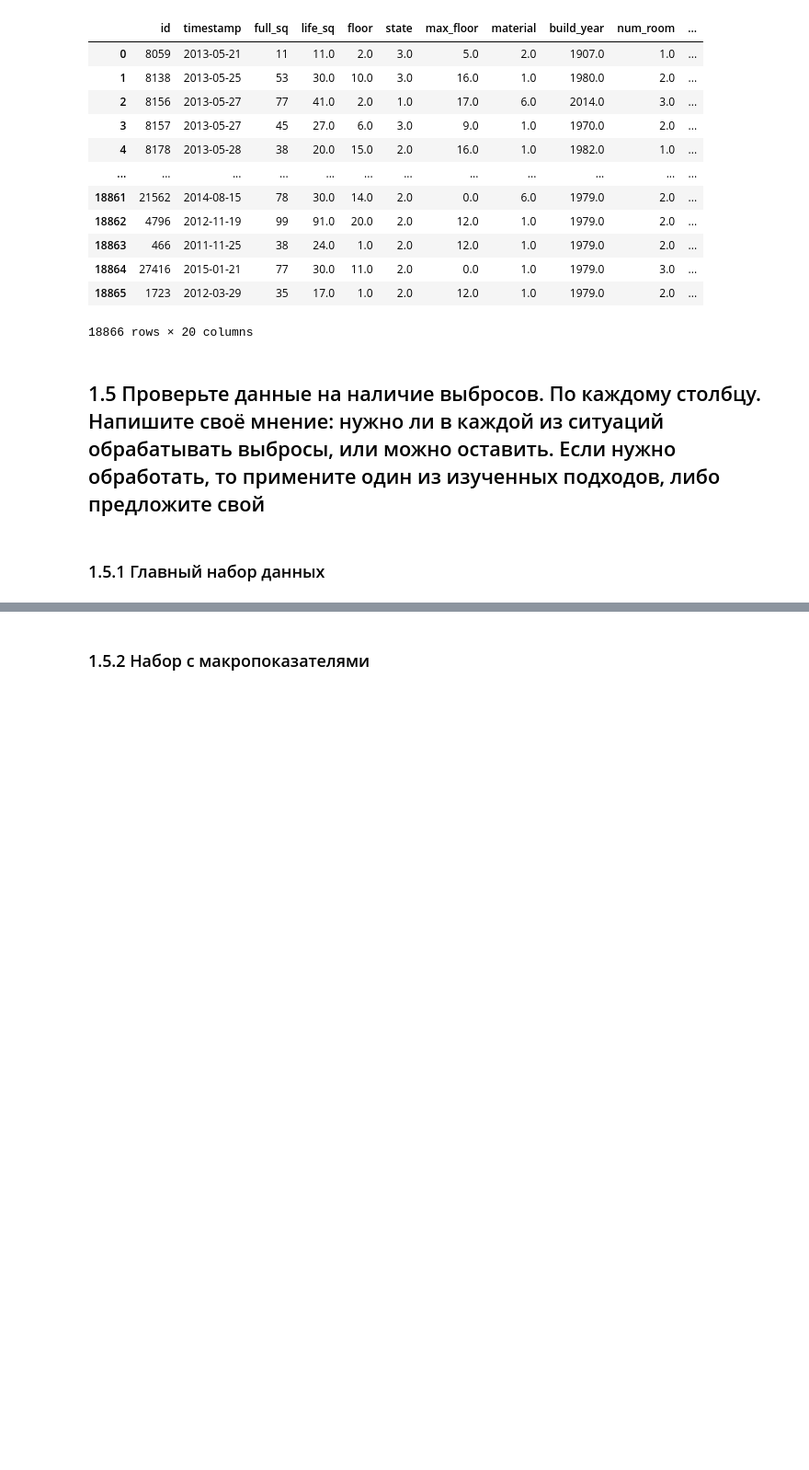
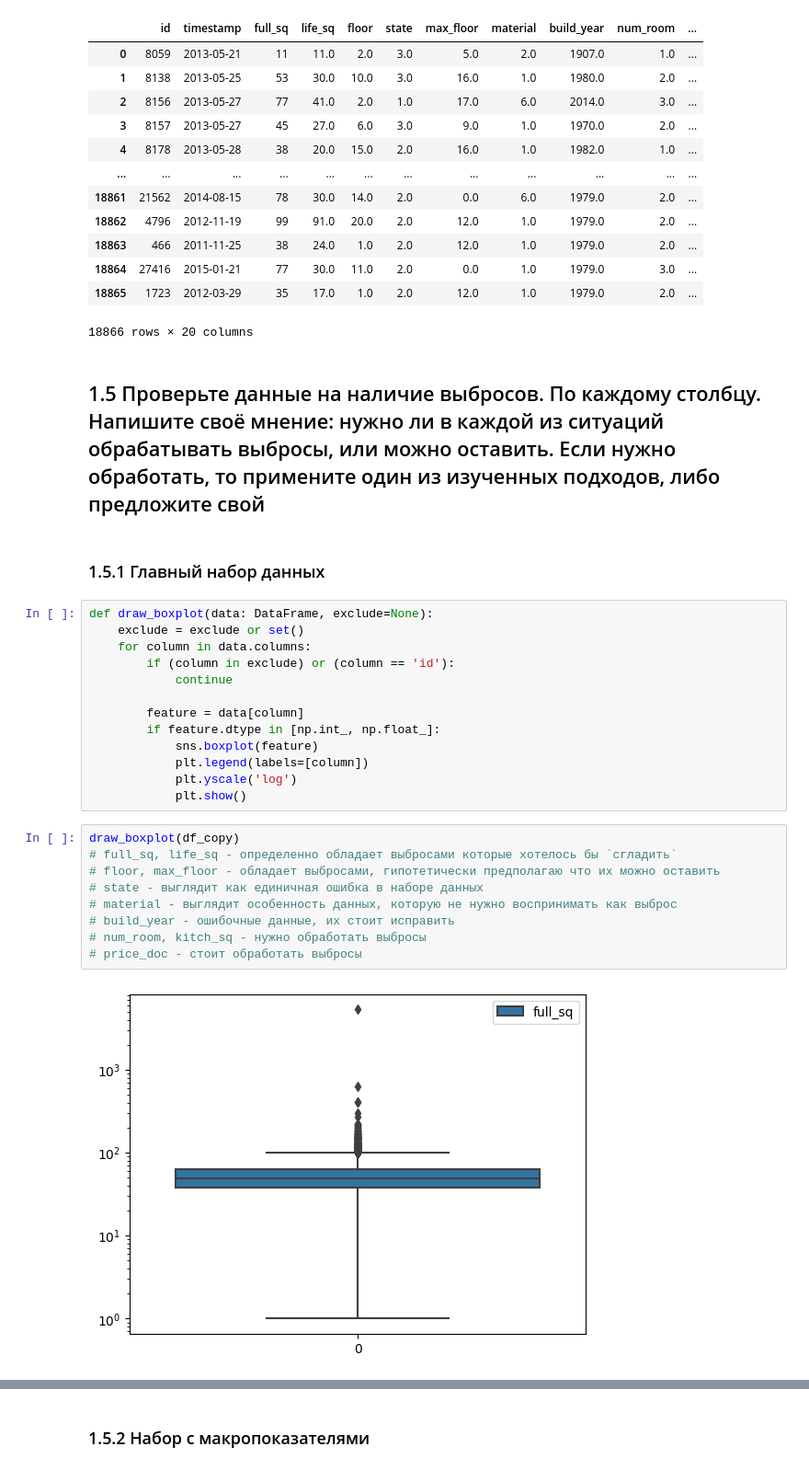
Before and after one commit to pyretttt/masters, a Jupyter notebook: finalTask/06_Шаблон итогового проекта .ipynb, the cells around one changed output, grey strips where cells are left out. Shown at 92% size. Drawn from its saved outputs; the diff is of its cells as text; blank space fills up the shorter version.

```diff
--- a/finalTask/06_Шаблон итогового проекта .ipynb
+++ b/finalTask/06_Шаблон итогового проекта .ipynb
@@ -512,3 +501,27 @@ df_copy.merge(macro_copy, on='timestamp', how='left')
 ## 1.5 Проверьте данные на наличие выбросов. По каждому столбцу. Напишите своё мнение: нужно ли в каждой из ситуаций обрабатывать выбросы, или можно оставить. Если нужно обработать, то примените один из изученных подходов, либо предложите свой
 # %% [markdown]
 ### 1.5.1 Главный набор данных
+# %%
+def draw_boxplot(data: DataFrame, exclude=None):
+    exclude = exclude or set()
+    for column in data.columns:
+        if (column in exclude) or (column == 'id'):
+            continue
+
+        feature = data[column]
+        if feature.dtype in [np.int_, np.float_]:
+            sns.boxplot(feature)
+            plt.legend(labels=[column])
+            plt.yscale('log')
+            plt.show()
+# %%
+draw_boxplot(df_copy)
+# full_sq, life_sq - определенно обладает выбросами которые хотелось бы `сгладить`
+# floor, max_floor - обладает выбросами, гипотетически предполагаю что их можно оставить
+# state - выглядит как единичная ошибка в наборе данных
+# material - выглядит особенность данных, которую не нужно воспринимать как выброс
+# build_year - ошибочные данные, их стоит исправить
+# num_room, kitch_sq - нужно обработать выбросы
+# price_doc - стоит обработать выбросы
+# %% [output]
+[figure, added]
```
Also changed, not shown: parts of 11 cells of this notebook.
